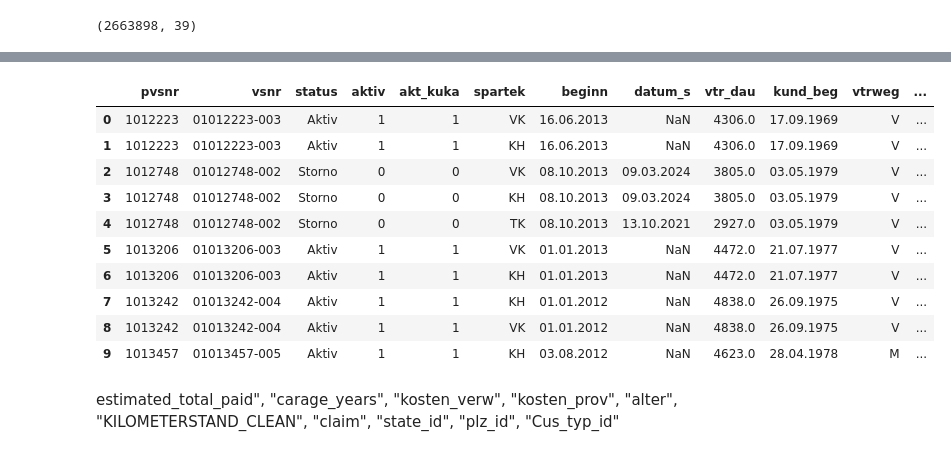
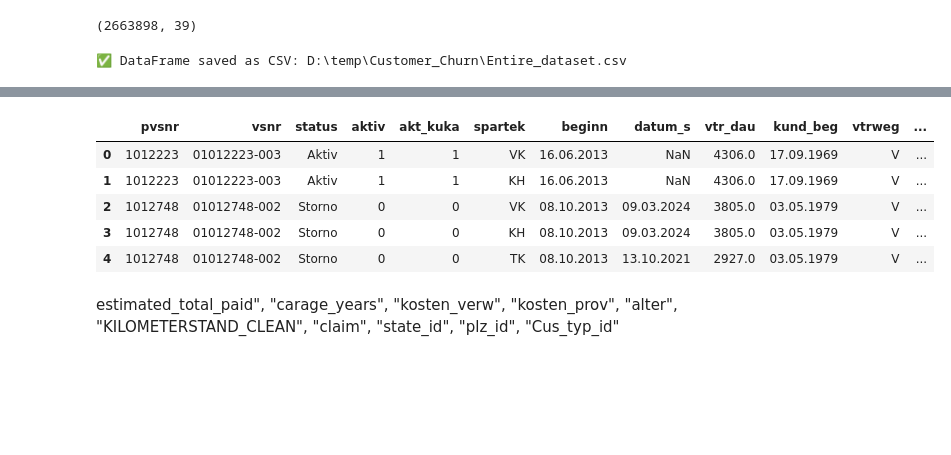
Before and after one commit to vipdurgade/Customer_Churn_IV, a Jupyter notebook: Customer_churn_M1.ipynb, the cells around one changed output, grey strips where cells are left out. Drawn from its saved outputs; the diff is of its cells as text; code cells hidden in the pictures; blank space fills up the shorter version.

```diff
--- a/Customer_churn_M1.ipynb
+++ b/Customer_churn_M1.ipynb
@@ -15,22 +15,31 @@ import warnings
 warnings.filterwarnings("ignore")
 # %%
 #Importing the databases
-df1 = pd.read_csv(r"IV_data\Final_data\2012-13.csv", encoding='utf-8', encoding_errors='ignore')
-df2 = pd.read_csv(r"IV_data\Final_data\2014.csv", encoding='utf-8', encoding_errors='ignore')
-df3 = pd.read_csv(r"IV_data\Final_data\2015.csv", encoding='utf-8', encoding_errors='ignore')
-df4 = pd.read_csv(r"IV_data\Final_data\2016.csv", encoding='utf-8', encoding_errors='ignore')
-df5 = pd.read_csv(r"IV_data\Final_data\2017.csv", encoding='utf-8', encoding_errors='ignore')
-df6 = pd.read_csv(r"IV_data\Final_data\2018.csv", encoding='utf-8', encoding_errors='ignore')
-df7 = pd.read_csv(r"IV_data\Final_data\2019.csv", encoding='utf-8', encoding_errors='ignore')
-df8 = pd.read_csv(r"IV_data\Final_data\2020.csv", encoding='utf-8', encoding_errors='ignore')
-df9 = pd.read_csv(r"IV_data\Final_data\2021.csv", encoding='utf-8', encoding_errors='ignore')
-df10 = pd.read_csv(r"IV_data\Final_data\2022.csv", encoding='utf-8', encoding_errors='ignore')
+df1 = pd.read_csv(r"IV_data\Final_data\Extracted\2012-13.csv", encoding='utf-8', encoding_errors='ignore')
+df2 = pd.read_csv(r"IV_data\Final_data\Extracted\2014.csv", encoding='utf-8', encoding_errors='ignore')
+df3 = pd.read_csv(r"IV_data\Final_data\Extracted\2015.csv", encoding='utf-8', encoding_errors='ignore')
+df4 = pd.read_csv(r"IV_data\Final_data\Extracted\2016.csv", encoding='utf-8', encoding_errors='ignore')
+df5 = pd.read_csv(r"IV_data\Final_data\Extracted\2017.csv", encoding='utf-8', encoding_errors='ignore')
+df6 = pd.read_csv(r"IV_data\Final_data\Extracted\2018.csv", encoding='utf-8', encoding_errors='ignore')
+df7 = pd.read_csv(r"IV_data\Final_data\Extracted\2019.csv", encoding='utf-8', encoding_errors='ignore')
+df8 = pd.read_csv(r"IV_data\Final_data\Extracted\2020.csv", encoding='utf-8', encoding_errors='ignore')
+df9 = pd.read_csv(r"IV_data\Final_data\Extracted\2021.csv", encoding='utf-8', encoding_errors='ignore')
+df10 = pd.read_csv(r"IV_data\Final_data\Extracted\2022.csv", encoding='utf-8', encoding_errors='ignore')
 # %%
 # Join vertically (like SQL UNION ALL)
 df = pd.concat([df1, df2, df3, df4, df5, df6, df7,df8,df9,df10], ignore_index=True)
 df.shape
 # %% [output]
 (2663898, 39)
+# %%
+import pandas as pd
+
+# Save DataFrame as CSV
+df.to_csv(r"D:\temp\Customer_Churn\Entire_dataset.csv", index=False, encoding="utf-8-sig")
+
+print("✅ DataFrame saved as CSV: D:\\temp\\Customer_Churn\\Entire_dataset.csv")
+# %% [output]
+✅ DataFrame saved as CSV: D:\temp\Customer_Churn\Entire_dataset.csv
 # %%
 #Checking null values in the dataset
 df.isnull().sum()
@@ -53,19 +62,14 @@ claim                         0
 ersz_final                46861
 dtype: int64
 # %%
-df.head(10)
+df.head()
 # %% [output]
 |  | pvsnr | vsnr | status | aktiv | akt_kuka | spartek | beginn | datum_s | vtr_dau | kund_beg | vtrweg | ... |
 | 0 | 1012223 | 01012223-003 | Aktiv | 1 | 1 | VK | 16.06.2013 | NaN | 4306.0 | 17.09.1969 | V | ... |
 | 1 | 1012223 | 01012223-003 | Aktiv | 1 | 1 | KH | 16.06.2013 | NaN | 4306.0 | 17.09.1969 | V | ... |
 | 2 | 1012748 | 01012748-002 | Storno | 0 | 0 | VK | 08.10.2013 | 09.03.2024 | 3805.0 | 03.05.1979 | V | ... |
 | 3 | 1012748 | 01012748-002 | Storno | 0 | 0 | KH | 08.10.2013 | 09.03.2024 | 3805.0 | 03.05.1979 | V | ... |
 | 4 | 1012748 | 01012748-002 | Storno | 0 | 0 | TK | 08.10.2013 | 13.10.2021 | 2927.0 | 03.05.1979 | V | ... |
-| 5 | 1013206 | 01013206-003 | Aktiv | 1 | 1 | VK | 01.01.2013 | NaN | 4472.0 | 21.07.1977 | V | ... |
-| 6 | 1013206 | 01013206-003 | Aktiv | 1 | 1 | KH | 01.01.2013 | NaN | 4472.0 | 21.07.1977 | V | ... |
-| 7 | 1013242 | 01013242-004 | Aktiv | 1 | 1 | KH | 01.01.2012 | NaN | 4838.0 | 26.09.1975 | V | ... |
-| 8 | 1013242 | 01013242-004 | Aktiv | 1 | 1 | VK | 01.01.2012 | NaN | 4838.0 | 26.09.1975 | V | ... |
-| 9 | 1013457 | 01013457-005 | Aktiv | 1 | 1 | KH | 03.08.2012 | NaN | 4623.0 | 28.04.1978 | M | ... |
 # %%
 #Dropping columns with more than 50% null values
 df = df.dropna(subset=['vtr_dau', 'gesbeitr',"HERSTELLER",'SDBEITR5','ELEKTRO','plz','ersz_final'])
```
Also changed, not shown: 3 other files.
